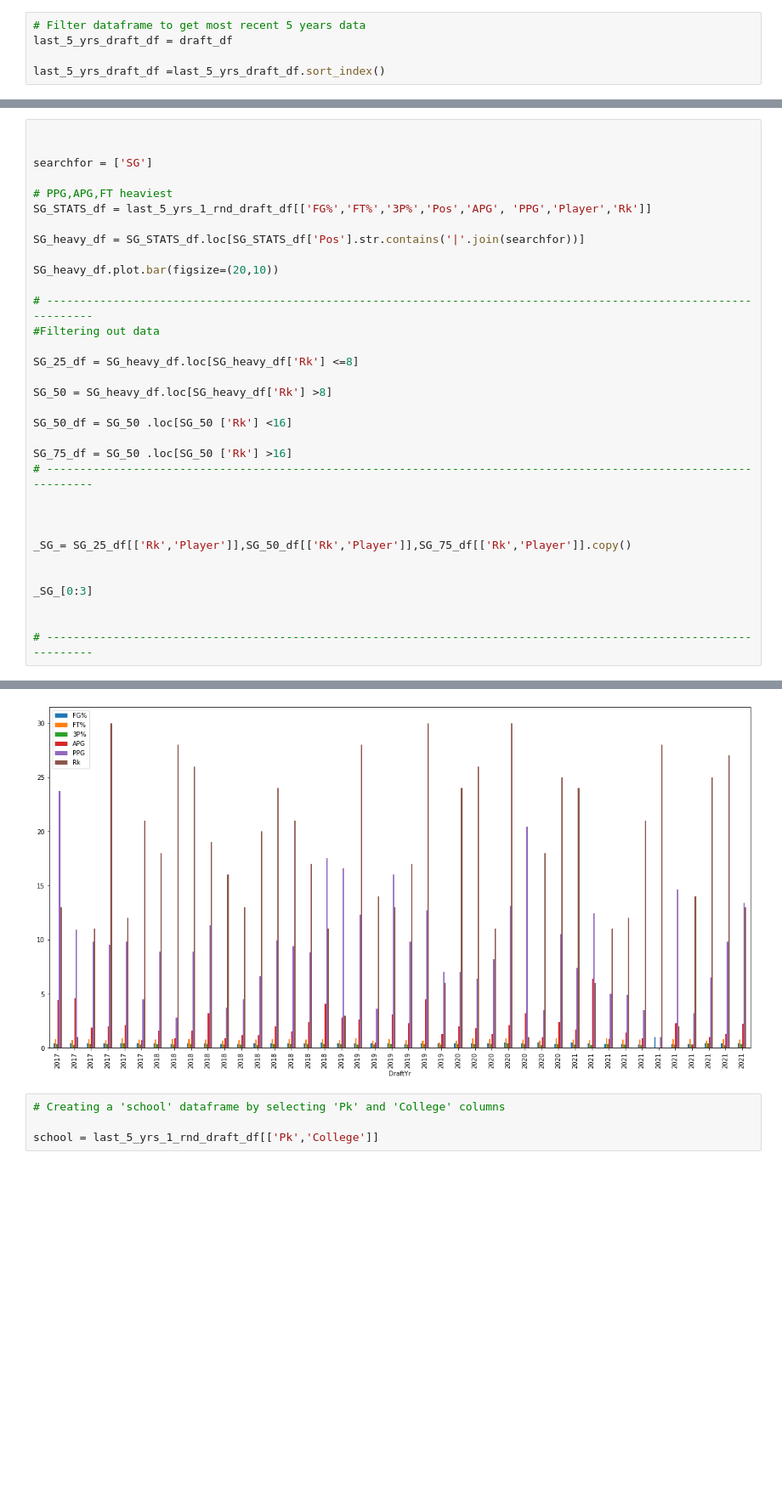
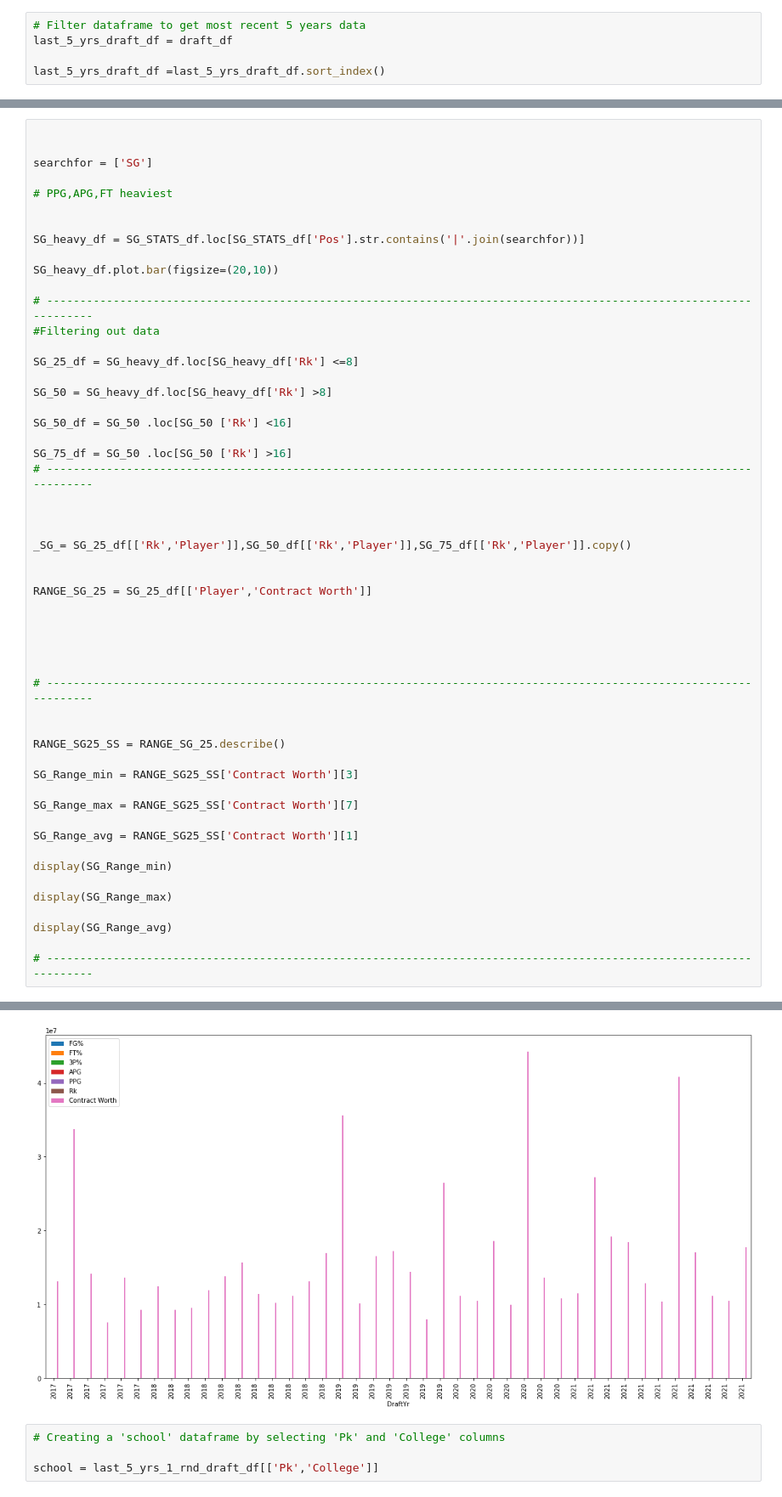
Before and after one commit to YanjunLin-Andrie/FanaticFi, a Jupyter notebook: FanaticFi-UPDATE.ipynb, the cells around one changed output, grey strips where cells are left out. Shown at 85% size. Cells and saved outputs as stored; diff of their text form; blank space fills up the shorter version.

```diff
--- a/FanaticFi-UPDATE.ipynb
+++ b/FanaticFi-UPDATE.ipynb
@@ -232,7 +245,7 @@ AttributeError: 'NoneType' object has no attribute 'describe'
 searchfor = ['SG']
 
 # PPG,APG,FT heaviest
-SG_STATS_df = last_5_yrs_1_rnd_draft_df[['FG%','FT%','3P%','Pos','APG', 'PPG','Player','Rk']]
+
 
 SG_heavy_df = SG_STATS_df.loc[SG_STATS_df['Pos'].str.contains('|'.join(searchfor))]
 
@@ -255,8 +268,28 @@ SG_75_df = SG_50 .loc[SG_50 ['Rk'] >16]
 _SG_= SG_25_df[['Rk','Player']],SG_50_df[['Rk','Player']],SG_75_df[['Rk','Player']].copy()
 
 
-_SG_[0:3]
+RANGE_SG_25 = SG_25_df[['Player','Contract Worth']]
+
+
+
 
 
 # -------------------------------------------------------------------------------------------------------------------
+
+
+RANGE_SG25_SS = RANGE_SG_25.describe()
+
+SG_Range_min = RANGE_SG25_SS['Contract Worth'][3]
+
+SG_Range_max = RANGE_SG25_SS['Contract Worth'][7]
+
+SG_Range_avg = RANGE_SG25_SS['Contract Worth'][1]
+
+display(SG_Range_min)
+
+display(SG_Range_max)
+
+display(SG_Range_avg)
+
+# -------------------------------------------------------------------------------------------------------------------
 # %% [output]
@@ -280,4 +299,4 @@ _SG_[0:3]
-[figure, old version]
+[figure, new version]
 # %%
 # Creating a 'school' dataframe by selecting 'Pk' and 'College' columns
 
```
Also changed, not shown: parts of 6 cells of this notebook.
